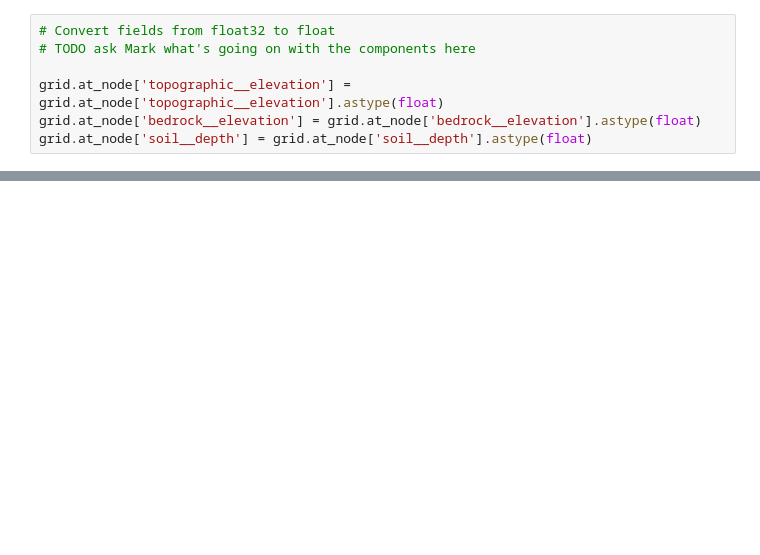
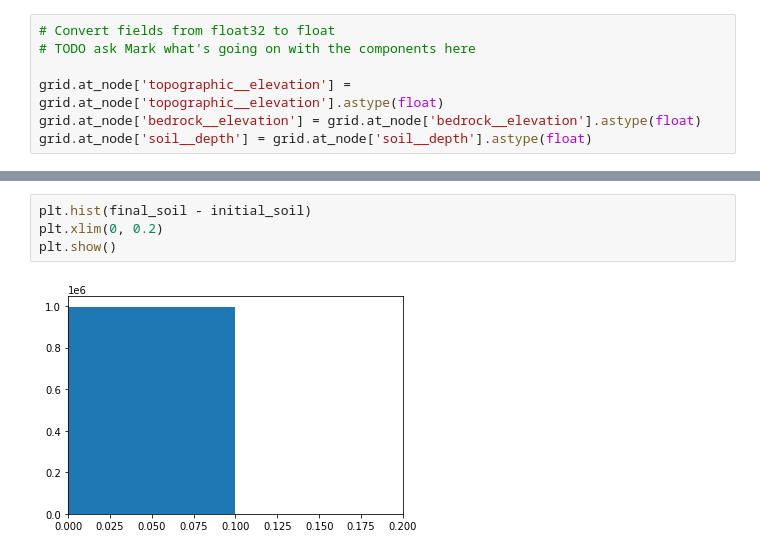
Before and after one commit to ethan-pierce/eightmile-lake-models, a Jupyter notebook: hillslope-diffusion.ipynb, the cells around one changed output, grey strips where cells are left out. Drawn from its saved outputs; the diff is of its cells as text; blank space fills up the shorter version.

```diff
--- a/hillslope-diffusion.ipynb
+++ b/hillslope-diffusion.ipynb
@@ -98,0 +103,6 @@ imshow_grid(grid, flux_at_nodes)
+# %%
+plt.hist(final_soil - initial_soil)
+plt.xlim(0, 0.2)
+plt.show()
+# %% [output]
+[figure, added]
```
Also changed, not shown: parts of 14 cells of this notebook.
